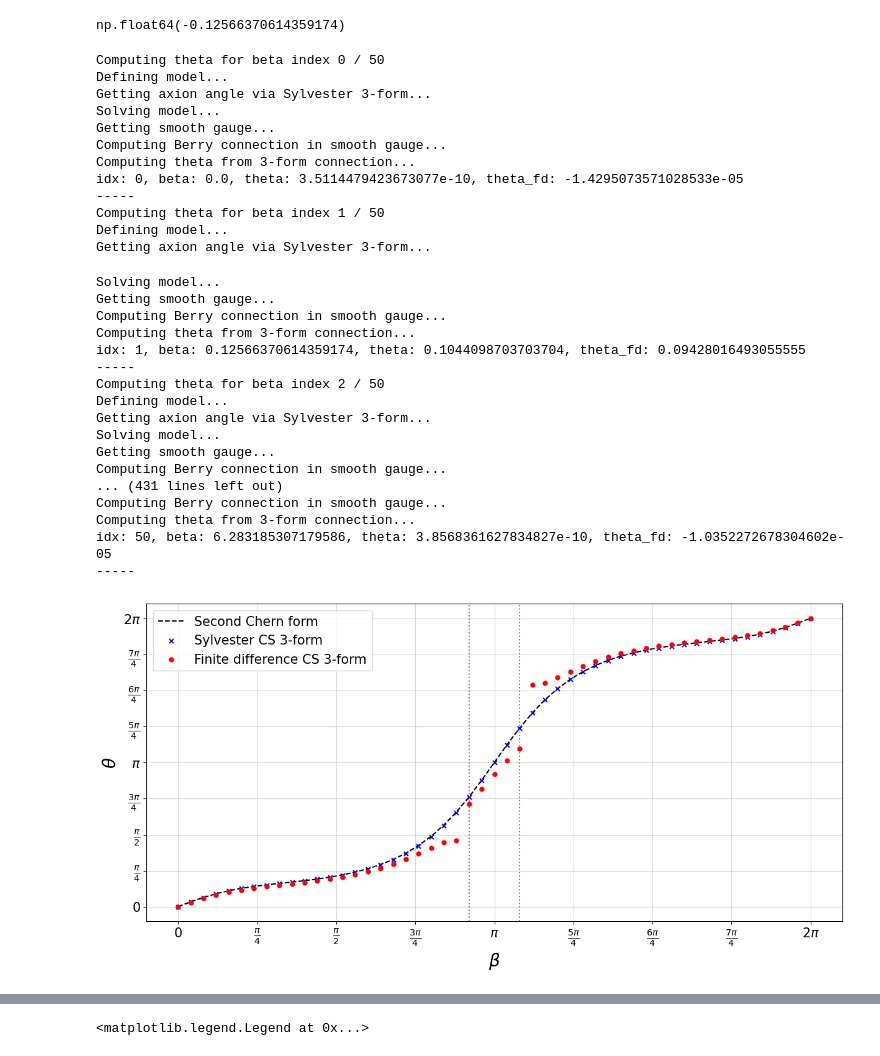
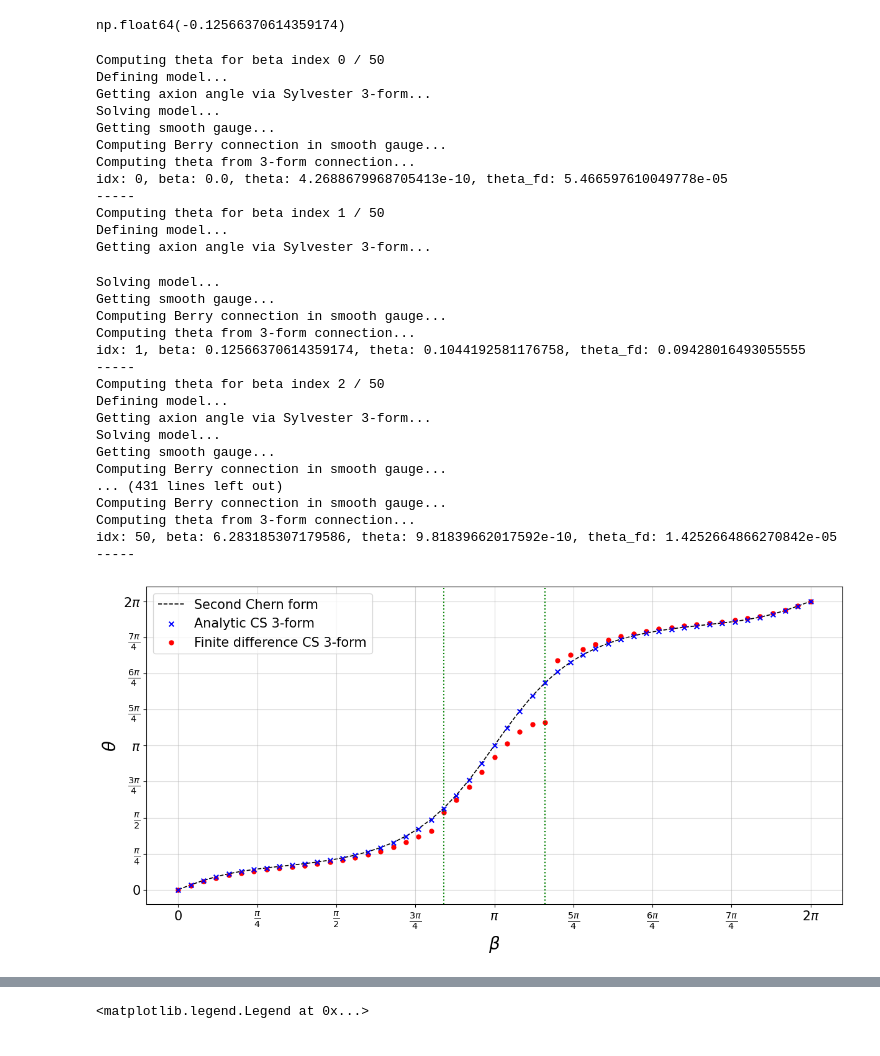
Before and after one commit to treycole/axion-projection-gauge, a Jupyter notebook: calculations/fkm_proj.ipynb, the cells around one changed output, grey strips where cells are left out. Cells and saved outputs as stored; diff of their text form; code cells hidden in the pictures.

Commit message:
new figure

```diff
--- a/calculations/fkm_proj.ipynb
+++ b/calculations/fkm_proj.ipynb
@@ -147,7 +147,7 @@ thetas_3form_curv = np.zeros((betas.shape[0]))
 thetas_3form_conn = np.zeros((betas.shape[0]))
 thetas_3form_fd = np.zeros((betas.shape[0]))
 
-window = 0.3
+window = 0.6
 
 for idx, beta in enumerate(betas):
     print(f"Computing theta for beta index {idx} / {betas.shape[0]-1}")
@@ -158,6 +158,10 @@ for idx, beta in enumerate(betas):
 
     # trial wavefunctions of form (orbital, spin, amp)
     # buffer zone to avoid singularity at beta = pi
+    # tf_list = [
+    #     [(0, 0, -1), (0, 1, 1)],
+    #     [(1, 0, 1), (1, 1, 1)]
+    #     ]
     if abs(beta - np.pi) < window:
         # breaks TRS in gauge to avoid topological obstruction
         tf_list = [
@@ -188,7 +192,7 @@ Solving model...
 Getting smooth gauge...
 Computing Berry connection in smooth gauge...
 Computing theta from 3-form connection...
-idx: 0, beta: 0.0, theta: 3.5114479423673077e-10, theta_fd: -1.4295073571028533e-05
+idx: 0, beta: 0.0, theta: 4.2688679968705413e-10, theta_fd: 5.466597610049778e-05
 -----
 Computing theta for beta index 1 / 50
 Defining model...
@@ -197,7 +201,7 @@ Solving model...
 Getting smooth gauge...
 Computing Berry connection in smooth gauge...
 Computing theta from 3-form connection...
-idx: 1, beta: 0.12566370614359174, theta: 0.1044098703703704, theta_fd: 0.09428016493055555
+idx: 1, beta: 0.12566370614359174, theta: 0.1044192581176758, theta_fd: 0.09428016493055555
 -----
 Computing theta for beta index 2 / 50
 Defining model...
@@ -208,7 +212,7 @@ Computing Berry connection in smooth gauge...
 ... (431 lines left out)
 Computing Berry connection in smooth gauge...
 Computing theta from 3-form connection...
-idx: 50, beta: 6.283185307179586, theta: 3.8568361627834827e-10, theta_fd: -1.0352272678304602e-05
+idx: 50, beta: 6.283185307179586, theta: 9.81839662017592e-10, theta_fd: 1.4252664866270842e-05
 -----
 # %%
 thetas_proj_conn = np.unwrap(thetas_3form_conn)
@@ -221,20 +225,20 @@ fig, ax = plt.subplots(figsize=(12, 6), constrained_layout=True)  # PRB single-c
 
 ax.plot(
     betas, thetas_4curv.real,
-    lw=1.5, zorder=1, c='k', ls='--',
+    lw=1.2, zorder=1, c='k', ls='--',
     label=r"Second Chern form"
     )
 
 
 ax.scatter(
     betas, thetas_proj_curv,
-    s=25, c='b', zorder=3, marker='x',
-    label=r"Sylvester CS 3-form"
+    s=30, c='b', zorder=3, marker='x',
+    label=r"Analytic CS 3-form"
     )
 
 ax.scatter(
     betas, thetas_fd,
-    s=25, c='r', zorder=3, marker='o',
+    s=25, c='r', zorder=2, marker='o',
     label=r"Finite difference CS 3-form"
     )
 
@@ -242,36 +246,36 @@ ax.scatter(
 #     betas, thetas_proj_conn,
 #     s=15, c='r', zorder=2, marker='o',
 #     label="Chern-Simons 3-form from connection"
 #     )
 
 ax.set_xlabel(r"$\beta$", size=20)
 ax.set_ylabel(r"$\theta$", size=20)
 
-ax.axvline(betas[mask][0], ls=':', c='gray')
-ax.axvline(betas[mask][-1], ls=':', c='gray')
+ax.axvline(betas[mask][0], ls=':', c='g')
+ax.axvline(betas[mask][-1], ls=':', c='g')
 
 tick_positions = np.arange(0, 2*np.pi+np.pi/4, np.pi/4)
 tick_labels = [
     r"$0$", r"$\frac{\pi}{4}$", r"$\frac{\pi}{2}$", r"$\frac{3\pi}{4}$", r"$\pi$",
     r"$\frac{5\pi}{4}$", r"$\frac{6\pi}{4}$", r"$\frac{7\pi}{4}$", r"$2\pi$"]
 
 ax.set_xticks(tick_positions)
 ax.set_xticklabels(tick_labels, size=15)
 ax.set_yticks(tick_positions)
 ax.set_yticklabels(tick_labels, size=15)
 
 # ax.tick_params(direction="out", length=4, width=0.9)
 # ax.minorticks_on()
 # ax.grid(True, which="major", alpha=0.8, linewidth=1)
 # ax.grid(True, which="minor", alpha=1, linewidth=0.5)
 
 ax.grid(alpha=0.5)
 ax.legend(loc='upper left', prop={'size': 15})
 # ax.set_title(fr"$N_k = ${nks}, $C_2 = {c2:.4f}$", size=15)
 plt.savefig("fkm_axion_angle_comparison.png", dpi=600, bbox_inches="tight")
 plt.show()
 # %% [output]
-[figure, old version]
+[figure, new version]
 # %%
 nkxs = [10, 20, 30, 40, 50, 75, 100, 150]
 
```
Also changed, not shown: parts of 1 cell of this notebook, 2 other files.
